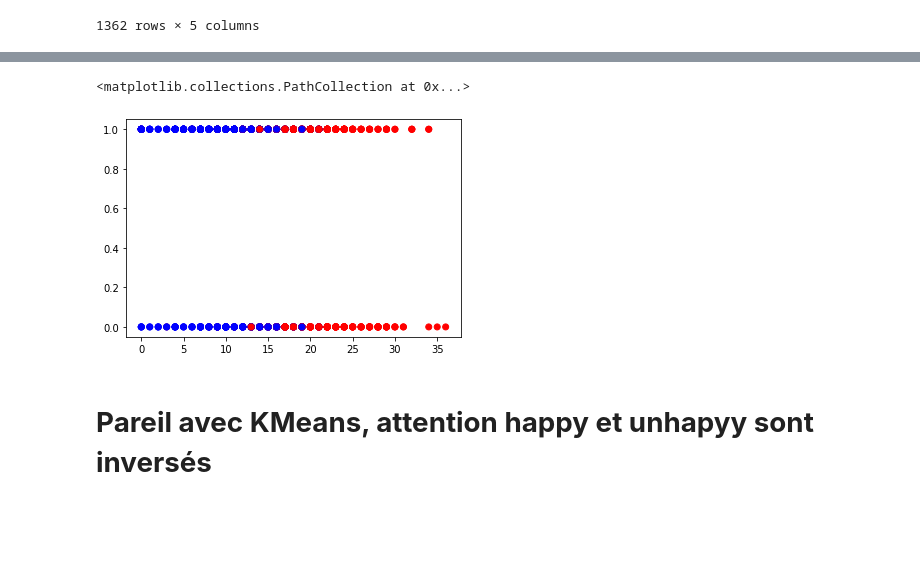
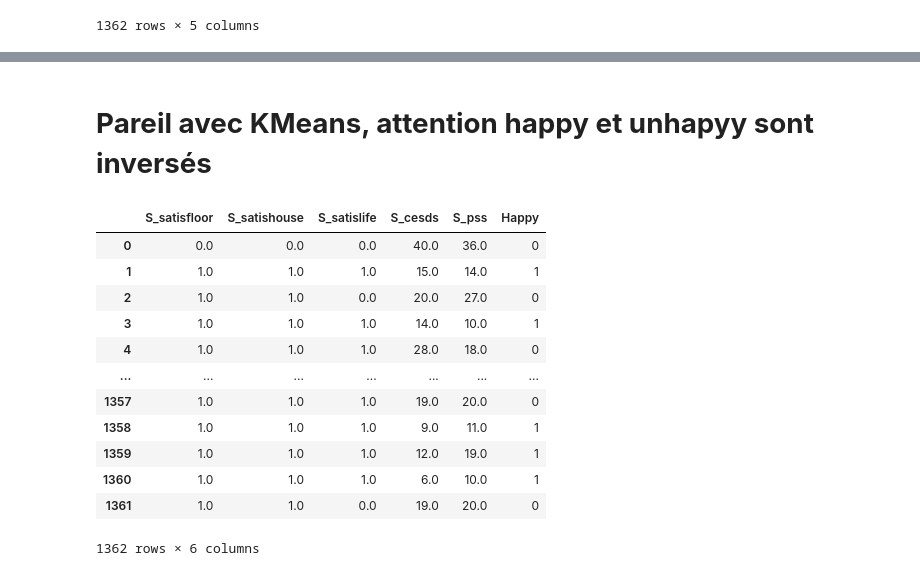
Before and after one commit to epfl-ada/ada-2020-project-milestone-p3-p3_mojo_team, a Jupyter notebook: clustering_happy.ipynb, the cells around one changed output, grey strips where cells are left out. Drawn from its saved outputs; the diff is of its cells as text; code cells hidden in the pictures; blank space fills up the shorter version.

```diff
--- a/clustering_happy.ipynb
+++ b/clustering_happy.ipynb
@@ -156,27 +186,6 @@ happy_dataset
 | 1360 | 1.0 | 1.0 | 1.0 | 6.0 | 10.0 |
 | 1361 | 1.0 | 1.0 | 0.0 | 19.0 | 20.0 |
 1362 rows × 5 columns
-# %%
-def cluster(model, X, **kwargs):
-    """ Run a clustering model and return predictions.
-
-    Args:
-        model : {sklearn.cluster, sklearn.mixture, or hdbscan}
-            Model to fit and predict
-        X : pandas.DataFrame
-            Data used to fit `model`
-        **kwargs : `model`.fit_predict() args, optional
-            Keyword arguments to be passed into `model`.fit_predict()
-    Returns:
-        (labels,centers) : tuple(array, pandas.DataFrame)
-            A tuple containing cluster labels and a DataFrame of cluster centers formated with X columns
-    """
-    clust_fit = model.fit(X,**kwargs)
-    clust_labels = model.fit_predict(X,**kwargs)
-    centers = X.assign(**{model.__class__.__name__ : clust_labels} # assign a temp column to X with model name
-                      ).groupby(model.__class__.__name__,sort=True).mean() # group on temp, gather mean of labels
-
-    return (clust_labels, centers)
 # %%
 ac = AgglomerativeClustering(n_clusters=2, affinity = 'euclidean', linkage = 'ward')
 clabels_ac,cent_ac = cluster(ac, happy_dataset)
@@ -425,16 +316,25 @@ plt.scatter(happy_dataset.S_pss, happy_dataset.S_satisfloor, c=happy_dataset.Hap
-# %%
-plt.scatter(happy_dataset.S_pss, happy_dataset.S_satishouse, c=happy_dataset.Happy, cmap='bwr')
-# %% [output]
-<matplotlib.collections.PathCollection at 0x...>
-[figure, removed]
 # %% [markdown]
 # **Pareil avec KMeans, attention happy et unhapyy sont inversés**
 # %%
 from sklearn.cluster import KMeans
 
 happy_dataset = data_treatment[['S_satisfloor', 'S_satishouse', 'S_satislife', 'S_cesds', 'S_pss']]
 
 km = KMeans(n_clusters=2, random_state=47)
 clabels_km, cent_km = cluster(km, happy_dataset)
 happy_dataset['Happy'] = clabels_km
-happy_dataset['Happy'] = happy_dataset['Happy'].replace({0:1, 1:0})
+happy_dataset
+# %% [output]
+|  | S_satisfloor | S_satishouse | S_satislife | S_cesds | S_pss | Happy |
+| 0 | 0.0 | 0.0 | 0.0 | 40.0 | 36.0 | 0 |
+| 1 | 1.0 | 1.0 | 1.0 | 15.0 | 14.0 | 1 |
+| 2 | 1.0 | 1.0 | 0.0 | 20.0 | 27.0 | 0 |
+| 3 | 1.0 | 1.0 | 1.0 | 14.0 | 10.0 | 1 |
+| 4 | 1.0 | 1.0 | 1.0 | 28.0 | 18.0 | 0 |
+| ... | ... | ... | ... | ... | ... | ... |
+| 1357 | 1.0 | 1.0 | 1.0 | 19.0 | 20.0 | 0 |
+| 1358 | 1.0 | 1.0 | 1.0 | 9.0 | 11.0 | 1 |
+| 1359 | 1.0 | 1.0 | 1.0 | 12.0 | 19.0 | 1 |
+| 1360 | 1.0 | 1.0 | 1.0 | 6.0 | 10.0 | 1 |
+| 1361 | 1.0 | 1.0 | 0.0 | 19.0 | 20.0 | 0 |
+1362 rows × 6 columns
```
Also changed, not shown: parts of 41 cells of this notebook.
